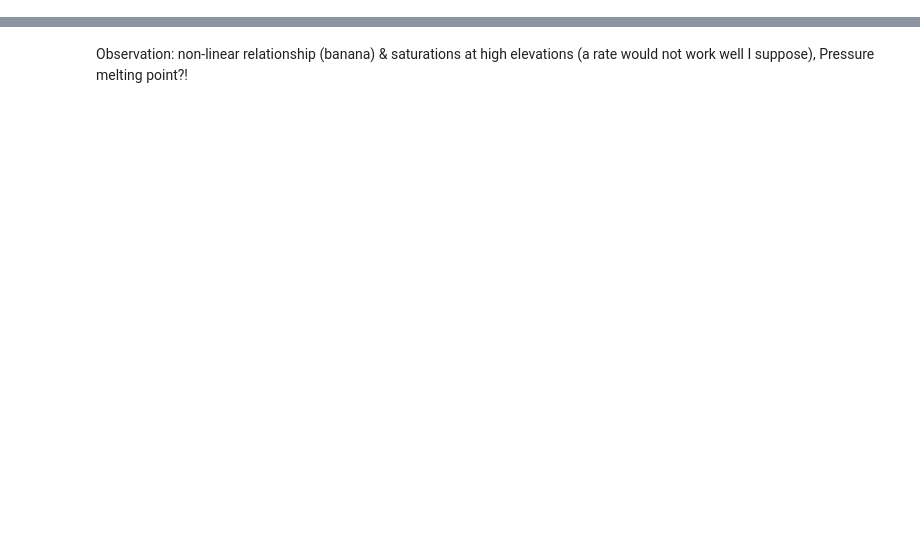
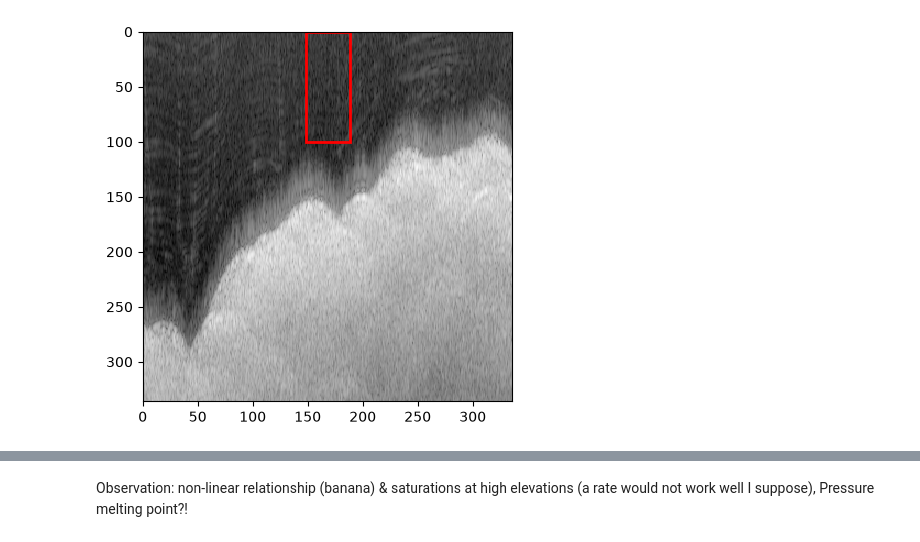
Before and after one commit to kimbente/RadarCLIP, a Jupyter notebook: analyse_attenuation.ipynb, the cells around one changed output, grey strips where cells are left out. Cells and saved outputs as stored; diff of their text form; code cells hidden in the pictures; blank space fills up the shorter version.

```diff
--- a/analyse_attenuation.ipynb
+++ b/analyse_attenuation.ipynb
@@ -64,0 +95,15 @@ Name: ice_thickness, Length: 625, dtype: float64
+# %%
+# define box
+row_start, row_end = 0, 100
+column_start, column_end = 168 - 20, 168 + 20
+
+fig, ax = plt.subplots()
+# Pass in 2D array
+ax.pcolormesh(tiles[5, 0, :, :], cmap = "gray")
+ax.add_patch(Rectangle((column_start, row_start), column_end - column_start, row_end - row_start,
+                       fill = False, edgecolor = "red", linewidth = 2))
+ax.invert_yaxis()
+ax.set_aspect("equal")
+plt.show()
+# %% [output]
+[figure, added]
```
Also changed, not shown: parts of 22 cells of this notebook, 8 other files.
